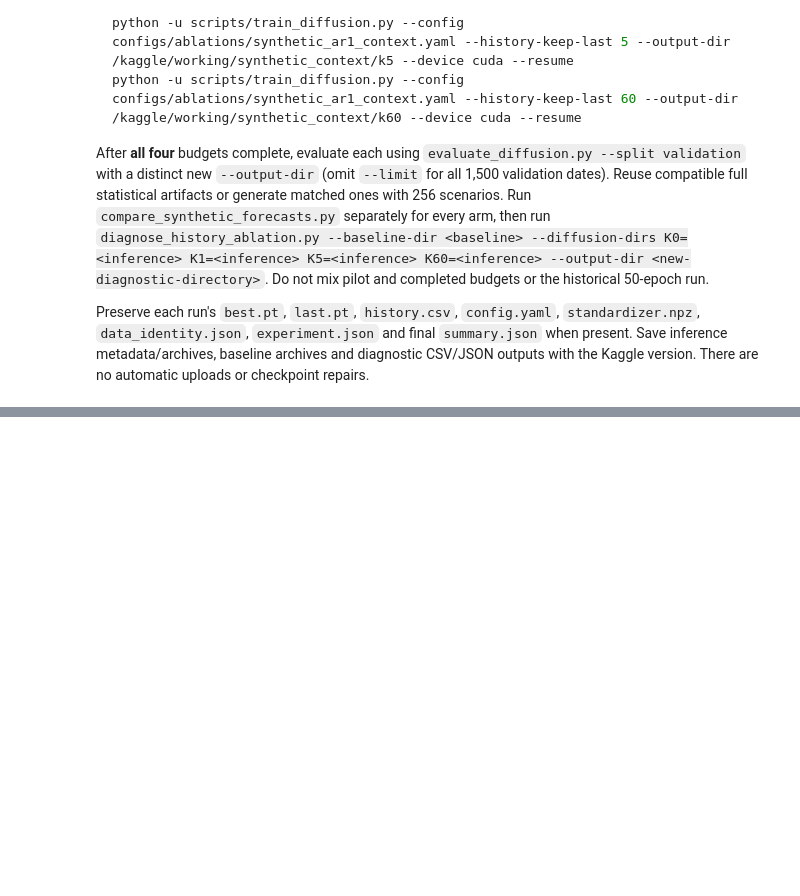
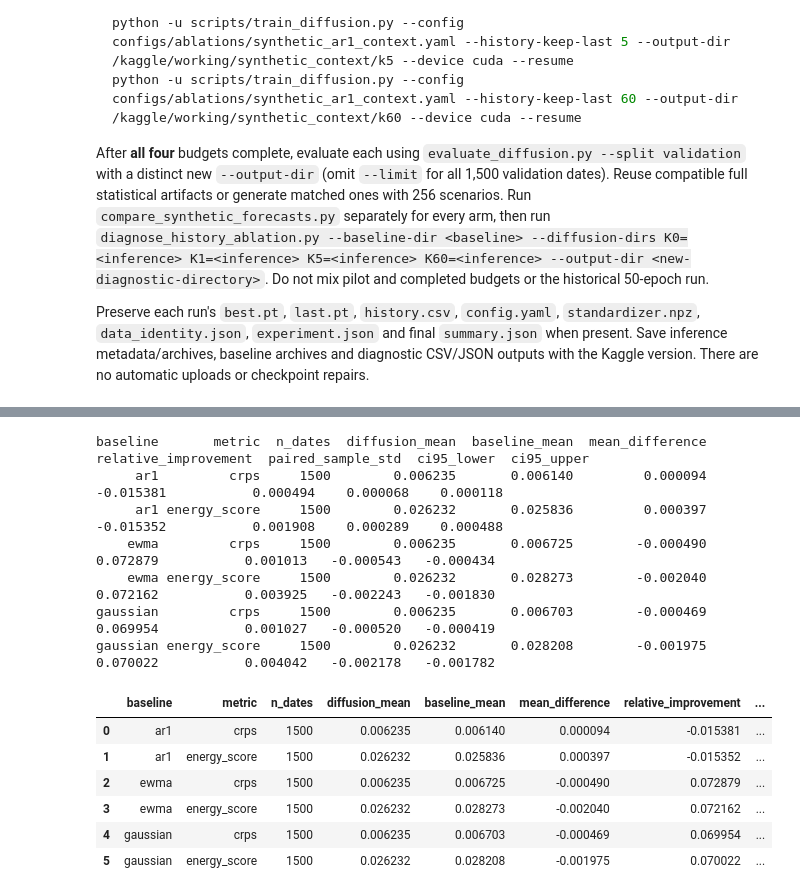
Before and after one commit to Amir-Entezari/diffusion-portfolio, a Jupyter notebook: notebooks/synthetic/synthetic_history_ablation.ipynb, the cells around one changed output, grey strips where cells are left out. Drawn from its saved outputs; the diff is of its cells as text; code cells hidden in the pictures; blank space fills up the shorter version.

```diff
--- a/notebooks/synthetic/synthetic_history_ablation.ipynb
+++ b/notebooks/synthetic/synthetic_history_ablation.ipynb
@@ -249,0 +615,31 @@ the Kaggle version. There are no automatic uploads or checkpoint repairs.
+# %%
+subprocess.run([
+    sys.executable,
+    "-u",
+    "scripts/compare_synthetic_forecasts.py",
+    "--baseline-dir", str(ROOT / "full_baselines"),
+    "--diffusion-dir", str(ROOT / "k1_full_inference"),
+    "--block-length", "20",
+    "--n-bootstrap", "1000",
+    "--bootstrap-seed", "42",
+    "--output-dir", str(ROOT / "k1_vs_baselines_full"),
+], check=True)
+
+display(pd.read_csv(
+    ROOT / "k1_vs_baselines_full" / "paired_comparison.csv"
+))
+# %% [output]
+baseline       metric  n_dates  diffusion_mean  baseline_mean  mean_difference  relative_improvement  paired_sample_std  ci95_lower  ci95_upper
+     ar1         crps     1500        0.006235       0.006140         0.000094             -0.015381           0.000494    0.000068    0.000118
+     ar1 energy_score     1500        0.026232       0.025836         0.000397             -0.015352           0.001908    0.000289    0.000488
+    ewma         crps     1500        0.006235       0.006725        -0.000490              0.072879           0.001013   -0.000543   -0.000434
+    ewma energy_score     1500        0.026232       0.028273        -0.002040              0.072162           0.003925   -0.002243   -0.001830
+gaussian         crps     1500        0.006235       0.006703        -0.000469              0.069954           0.001027   -0.000520   -0.000419
+gaussian energy_score     1500        0.026232       0.028208        -0.001975              0.070022           0.004042   -0.002178   -0.001782
+|  | baseline | metric | n_dates | diffusion_mean | baseline_mean | mean_difference | relative_improvement | ... |
+| 0 | ar1 | crps | 1500 | 0.006235 | 0.006140 | 0.000094 | -0.015381 | ... |
+| 1 | ar1 | energy_score | 1500 | 0.026232 | 0.025836 | 0.000397 | -0.015352 | ... |
+| 2 | ewma | crps | 1500 | 0.006235 | 0.006725 | -0.000490 | 0.072879 | ... |
+| 3 | ewma | energy_score | 1500 | 0.026232 | 0.028273 | -0.002040 | 0.072162 | ... |
+| 4 | gaussian | crps | 1500 | 0.006235 | 0.006703 | -0.000469 | 0.069954 | ... |
+| 5 | gaussian | energy_score | 1500 | 0.026232 | 0.028208 | -0.001975 | 0.070022 | ... |
```
Also changed, not shown: parts of 22 cells of this notebook.
